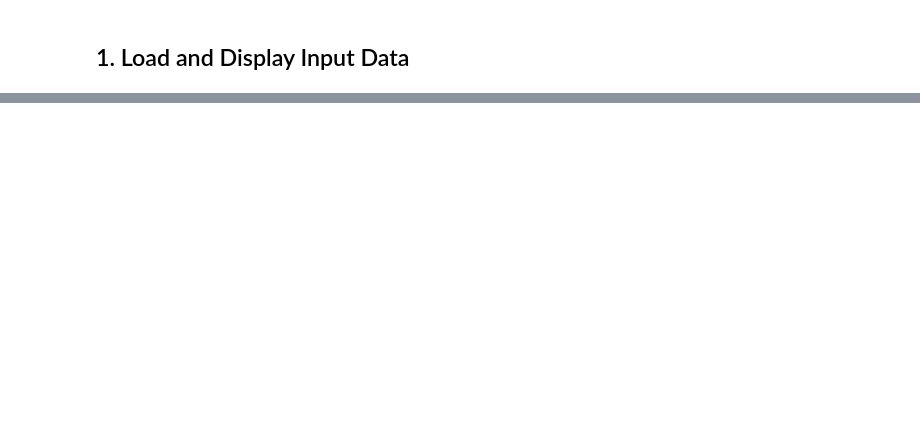
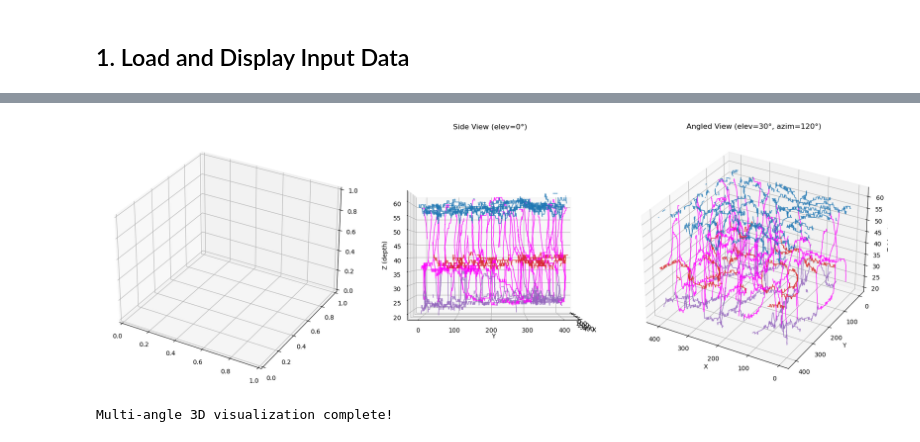
Before and after one commit to mattar13/VascularAnalysis, a Jupyter notebook: notebooks/vessel_analysis_demo.ipynb, the cells around one changed output, grey strips where cells are left out. Saved outputs shown, nothing was run; the diff lists cells and outputs as text; code cells hidden in the pictures; blank space fills up the shorter version.

```diff
--- a/notebooks/vessel_analysis_demo.ipynb
+++ b/notebooks/vessel_analysis_demo.ipynb
@@ -71,0 +118,37 @@ plot_volume_slices(tracer.smoothed, title="Smoothed Volume")
+# %%
+## Multiple 3D Views from Different Angles
+
+# Create a figure with 3 different viewing angles
+fig = plt.figure(figsize=(18, 6))
+
+# Top view (looking down)
+ax1 = fig.add_subplot(131, projection='3d')
+fig_temp, _ = plot_vessel_paths_3d(wt_controller, elev=90, azim=0,
+                                    linewidth=1.2, alpha=0.8,
+                                    show_region_planes=False)
+plt.close(fig_temp)  # Close temporary figure
+
+# Side view
+ax2 = fig.add_subplot(132, projection='3d')
+for x, y, z, color in zip(*wt_controller.roi_model.get_path_coordinates(
+        region_colorcode=True, region_bounds=wt_controller.roi_model.region_bounds)):
+    ax2.plot(x, y, z, color=color, linewidth=1.2, alpha=0.8)
+ax2.set_xlabel('X'); ax2.set_ylabel('Y'); ax2.set_zlabel('Z (depth)')
+ax2.set_title('Side View (elev=0°)')
+ax2.view_init(elev=0, azim=0)
+
+# Angled view
+ax3 = fig.add_subplot(133, projection='3d')
+for x, y, z, color in zip(*wt_controller.roi_model.get_path_coordinates(
+        region_colorcode=True, region_bounds=wt_controller.roi_model.region_bounds)):
+    ax3.plot(x, y, z, color=color, linewidth=1.2, alpha=0.8)
+ax3.set_xlabel('X'); ax3.set_ylabel('Y'); ax3.set_zlabel('Z (depth)')
+ax3.set_title('Angled View (elev=30°, azim=120°)')
+ax3.view_init(elev=30, azim=120)
+
+plt.tight_layout()
+plt.show()
+print("Multi-angle 3D visualization complete!")
+# %% [output]
+[figure, added]
+Multi-angle 3D visualization complete!
```
Also changed, not shown: parts of 20 cells of this notebook.
